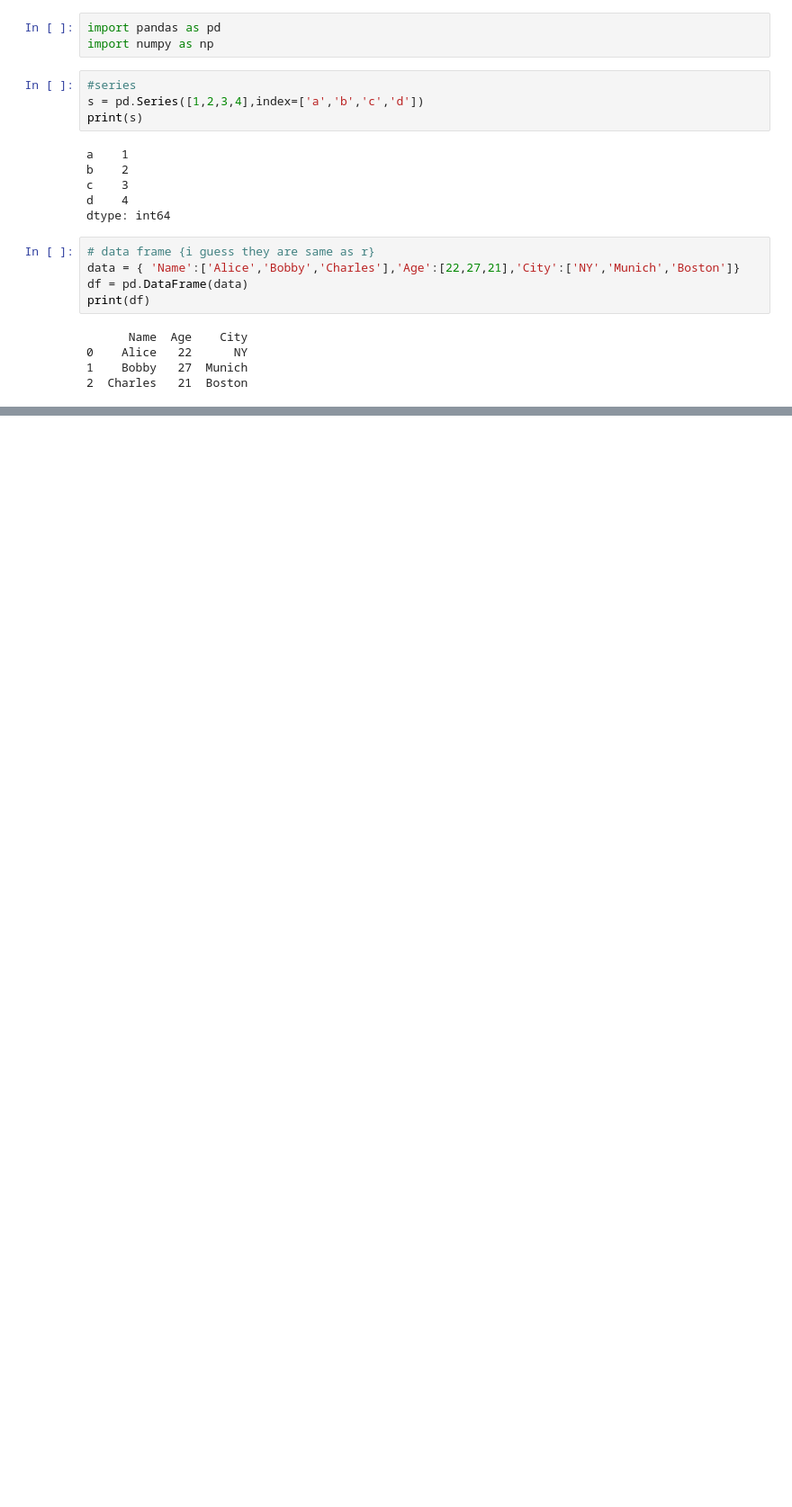
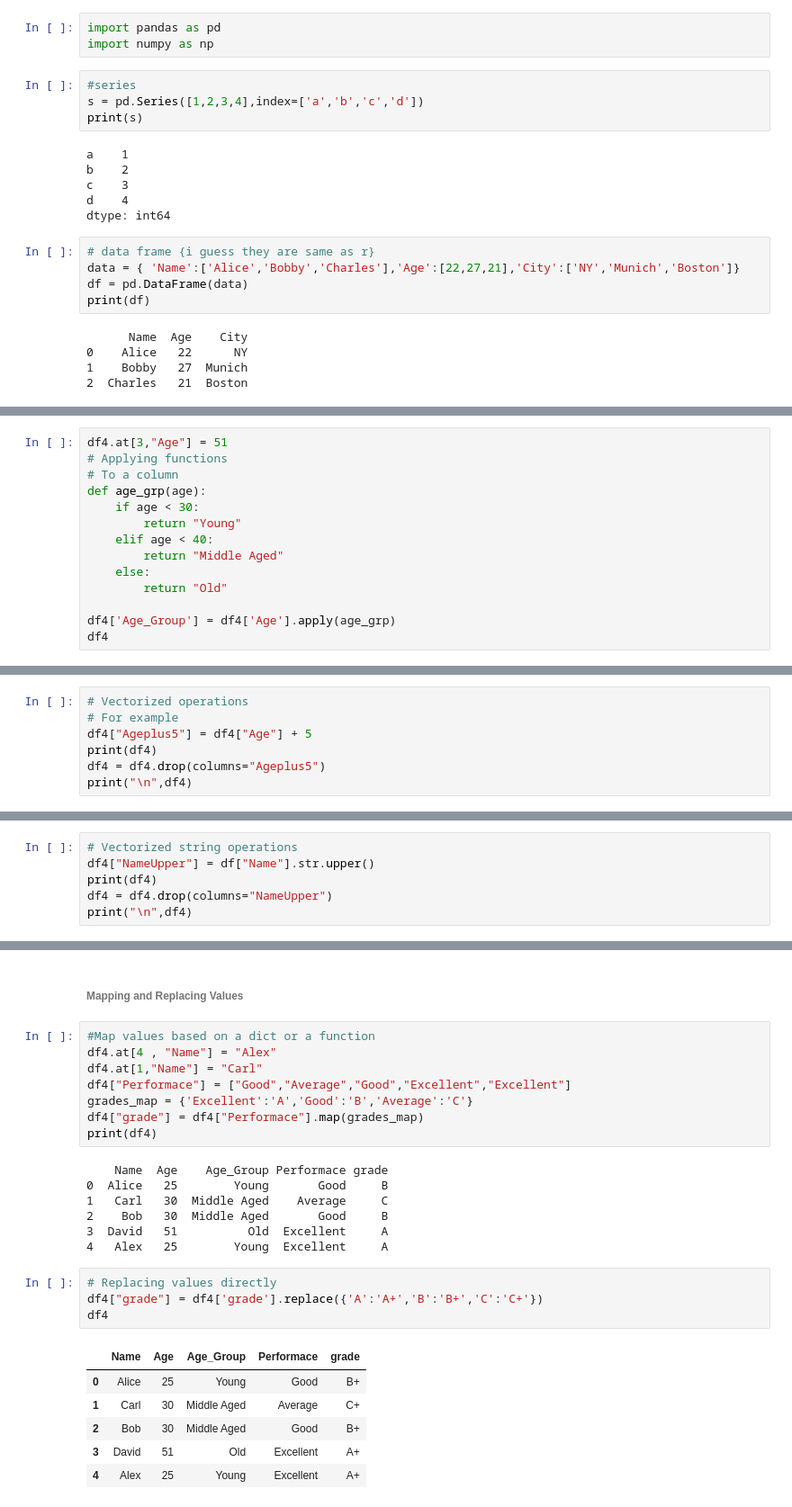
Before and after one commit to dev-2903/Learning-Pandas, a Jupyter notebook: Pandas.ipynb, the cells around one changed output, grey strips where cells are left out. Shown at 90% size. Cells and saved outputs as stored; diff of their text form; blank space fills up the shorter version.

```diff
--- a/Pandas.ipynb
+++ b/Pandas.ipynb
@@ -33,0 +392,14 @@ print(df)
+# %%
+df4.at[3,"Age"] = 51
+# Applying functions
+# To a column
+def age_grp(age):
+    if age < 30:
+        return "Young"
+    elif age < 40:
+        return "Middle Aged"
+    else:
+        return "Old"
+
+df4['Age_Group'] = df4['Age'].apply(age_grp)
+df4
@@ -33,0 +415,7 @@ print(df)
+# %%
+# Vectorized operations
+# For example
+df4["Ageplus5"] = df4["Age"] + 5
+print(df4)
+df4 = df4.drop(columns="Ageplus5")
+print("\n",df4)
@@ -33,0 +436,6 @@ print(df)
+# %%
+# Vectorized string operations
+df4["NameUpper"] = df["Name"].str.upper()
+print(df4)
+df4 = df4.drop(columns="NameUpper")
+print("\n",df4)
@@ -33,0 +456,28 @@ print(df)
+# %% [markdown]
+###### Mapping and Replacing Values
+# %%
+#Map values based on a dict or a function
+df4.at[4 , "Name"] = "Alex"
+df4.at[1,"Name"] = "Carl"
+df4["Performace"] = ["Good","Average","Good","Excellent","Excellent"]
+grades_map = {'Excellent':'A','Good':'B','Average':'C'}
+df4["grade"] = df4["Performace"].map(grades_map)
+print(df4)
+# %% [output]
+    Name  Age    Age_Group Performace grade
+0  Alice   25        Young       Good     B
+1   Carl   30  Middle Aged    Average     C
+2    Bob   30  Middle Aged       Good     B
+3  David   51          Old  Excellent     A
+4   Alex   25        Young  Excellent     A
+# %%
+# Replacing values directly
+df4["grade"] = df4['grade'].replace({'A':'A+','B':'B+','C':'C+'})
+df4
+# %% [output]
+|  | Name | Age | Age_Group | Performace | grade |
+| 0 | Alice | 25 | Young | Good | B+ |
+| 1 | Carl | 30 | Middle Aged | Average | C+ |
+| 2 | Bob | 30 | Middle Aged | Good | B+ |
+| 3 | David | 51 | Old | Excellent | A+ |
+| 4 | Alex | 25 | Young | Excellent | A+ |
```
Also changed, not shown: parts of 81 cells of this notebook.
